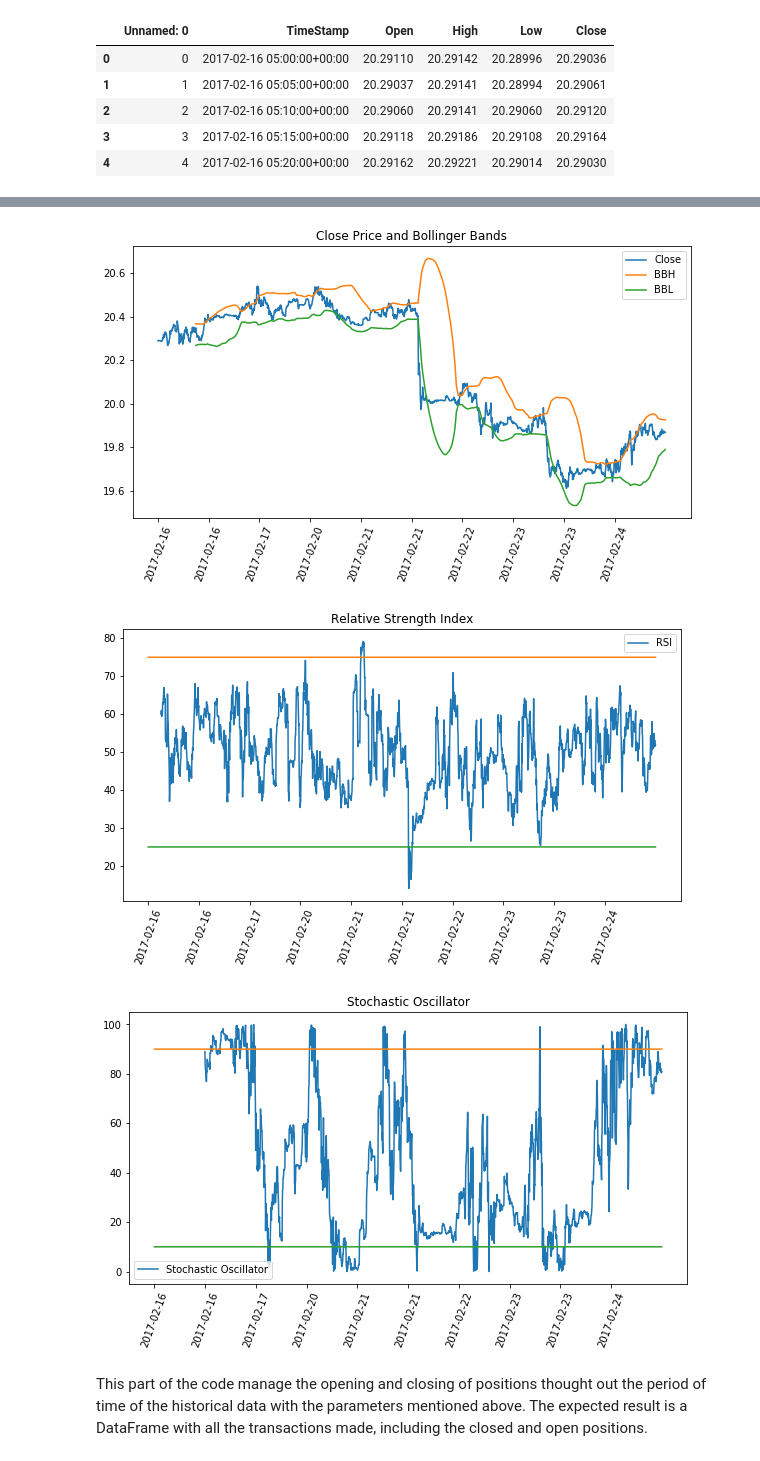
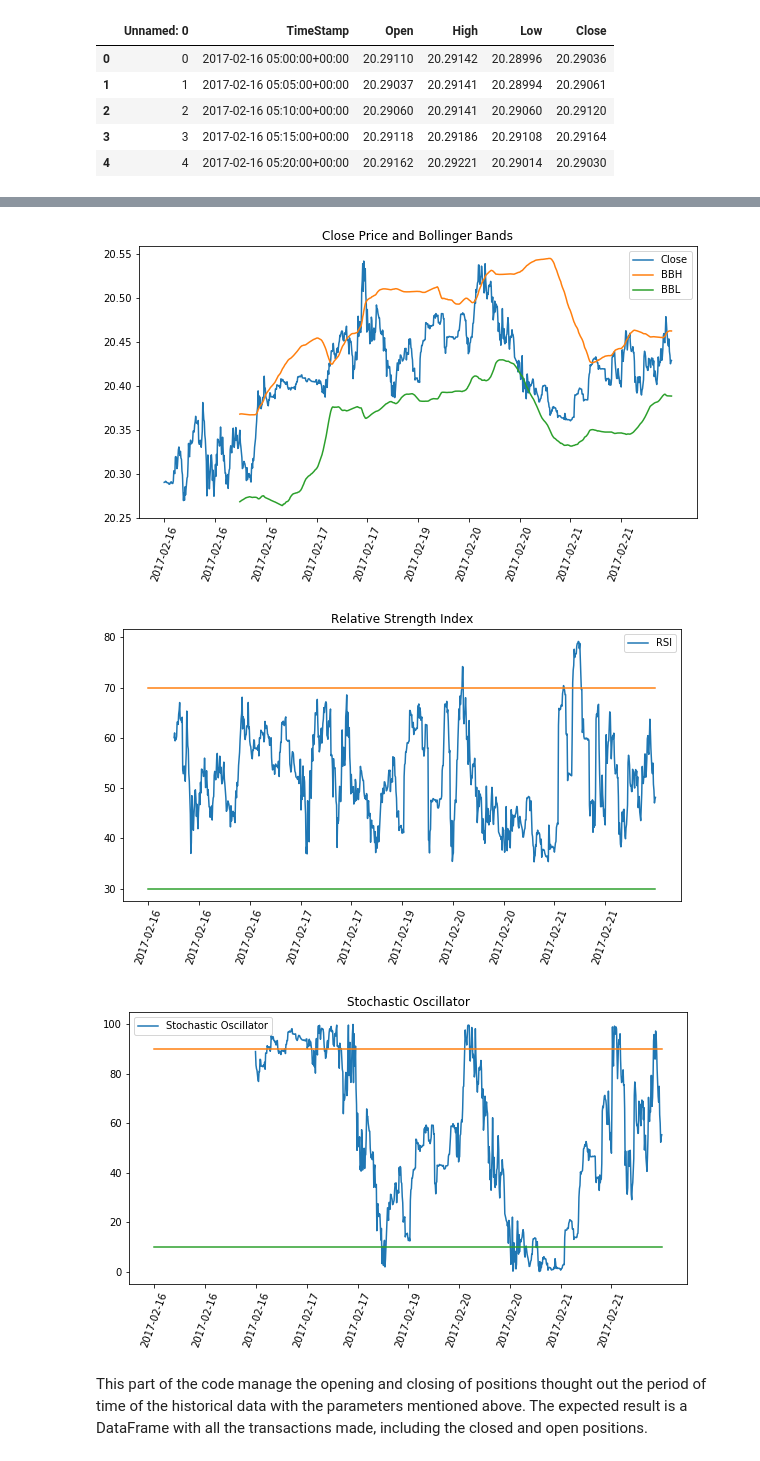
Before and after one commit to valenescobar/lab1_p1_eq4, a Jupyter notebook: lab2_pt1_eq3.ipynb, the cells around one changed output, grey strips where cells are left out. Drawn from its saved outputs; the diff is of its cells as text; code cells hidden in the pictures.

```diff
--- a/lab2_pt1_eq3.ipynb
+++ b/lab2_pt1_eq3.ipynb
@@ -95,7 +95,7 @@ df1_Prices = pd_hist
 # %%
 # df1_Prices.to_csv('Data_Set_Technical_Analysis.csv')  # Importation of Data Set from CSV
 df1_Prices = pd.read_csv('Data_Set_Technical_Analysis.csv')  # all data with size (151536, 6)
-df1_Prices = df1_Prices.iloc[:2000, :]  # For sampling Data from the Data Set
+df1_Prices = df1_Prices.iloc[:1000, :]  # For sampling Data from the Data Set
 # %%
 print('This is the beginning of the Historical Data')
 df1_Prices.head()
@@ -127,7 +126,8 @@ The library of **ta**, helps to calculate the Bollinger Bands, RSI and the Stoch
 df1_Prices['BBH_Close'] = ta.bollinger_hband(df1_Prices['Close'], 150)
 df1_Prices['BBL_Close'] = ta.bollinger_lband(df1_Prices['Close'], 150)
 df1_Prices['RSI_Close'] = ta.rsi(df1_Prices['Close'], 51)
-df1_Prices['STO_Close'] = ta.momentum.stoch(df1_Prices['High'], df1_Prices['Low'], df1_Prices['Close'], 200, False)
+df1_Prices['STO_Close'] = ta.momentum.stoch(df1_Prices['High'], df1_Prices['Low'],
+                                            df1_Prices['Close'], 200, False)
 df1_Prices.head()
 # %% [output]
 |  | Unnamed: 0 | TimeStamp | Open | High | Low | Close | BBH_Close | BBL_Close | RSI_Close | STO_Close |
@@ -152,14 +152,14 @@ For the project, the written functions on the next section, will Close positions
 # TP and SL levels will be above or below spot depending if the position is Long or Short.
 # %%
 # -- Indicators Functions to Open and Close positions -- #
-PIP_Conversion = 10000 # RElation between the currency with USD in pips
-RSI_Param_UP = 75
-RSI_Param_DW = 25
+PIP_Conversion = 10000  # Relation between the currency with USD in pips
+RSI_Param_UP = 70
+RSI_Param_DW = 30
 STO_Param_UP = 90
 STO_Param_DW = 10
 TP = 200/PIP_Conversion
 SL = 100/PIP_Conversion
-Units = 10
+Units = 1000  # Each operation unit
 
 # -- Axes Legend -- #
 n_tick = 10
@@ -173,36 +173,36 @@ plt.title('Close Price and Bollinger Bands')
 plt.plot(df1_Prices['Close'], label='Close')
 plt.plot(df1_Prices['BBH_Close'], label='BBH')
 plt.plot(df1_Prices['BBL_Close'], label='BBL')
 plt.xticks(rotation=70)
 plt.xticks(np.arange(0, len(df1_Prices), len(df1_Prices)/n_tick), d)
 plt.legend()
 plt.show()
 
 # -- RSI Graph -- #
 plt.figure(2, figsize=(10, 5))
 plt.title('Relative Strength Index')
 plt.plot(df1_Prices['RSI_Close'], label='RSI')
 plt.plot(np.ones(len(df1_Prices))*RSI_Param_UP)
 plt.plot(np.ones(len(df1_Prices))*RSI_Param_DW)
 plt.xticks(rotation=70)
 plt.xticks(np.arange(0, len(df1_Prices), len(df1_Prices)/n_tick), d)
 plt.legend()
 plt.show()
 
 # -- Stochastic Oscilator Graph -- #
 plt.figure(3, figsize=(10, 5))
 plt.title('Stochastic Oscillator')
 plt.plot(df1_Prices['STO_Close'], label='Stochastic Oscillator')
 plt.plot(np.ones(len(df1_Prices))*STO_Param_UP)
 plt.plot(np.ones(len(df1_Prices))*STO_Param_DW)
 plt.xticks(rotation=70)
 plt.xticks(np.arange(0, len(df1_Prices), len(df1_Prices)/n_tick), d)
 plt.legend()
 plt.show()
 # %% [output]
-[figure, old version]
+[figure, new version]
-[figure, old version]
+[figure, new version]
-[figure, old version]
+[figure, new version]
 # %% [markdown]
 This part of the code manage the opening and closing of positions thought out the period of time of the historical data with the parameters mentioned above. The expected result is a DataFrame with all the transactions made, including the closed and open positions.
 # %%
```
Also changed, not shown: parts of 18 cells of this notebook, 2 other files.
